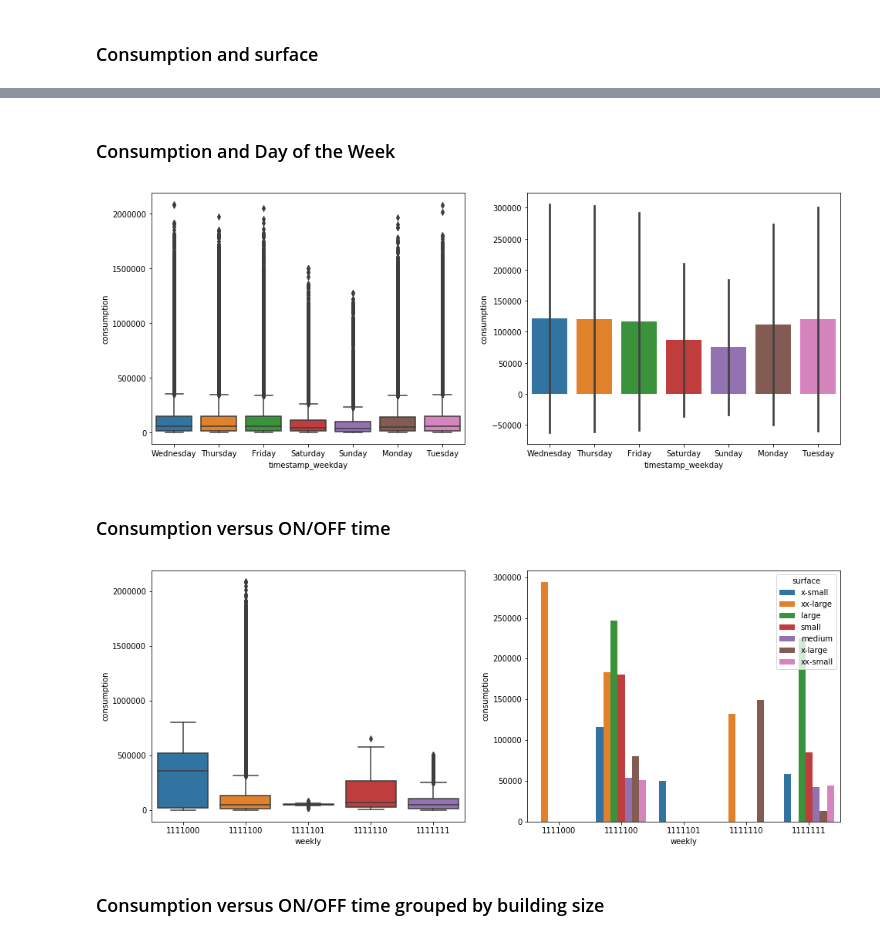
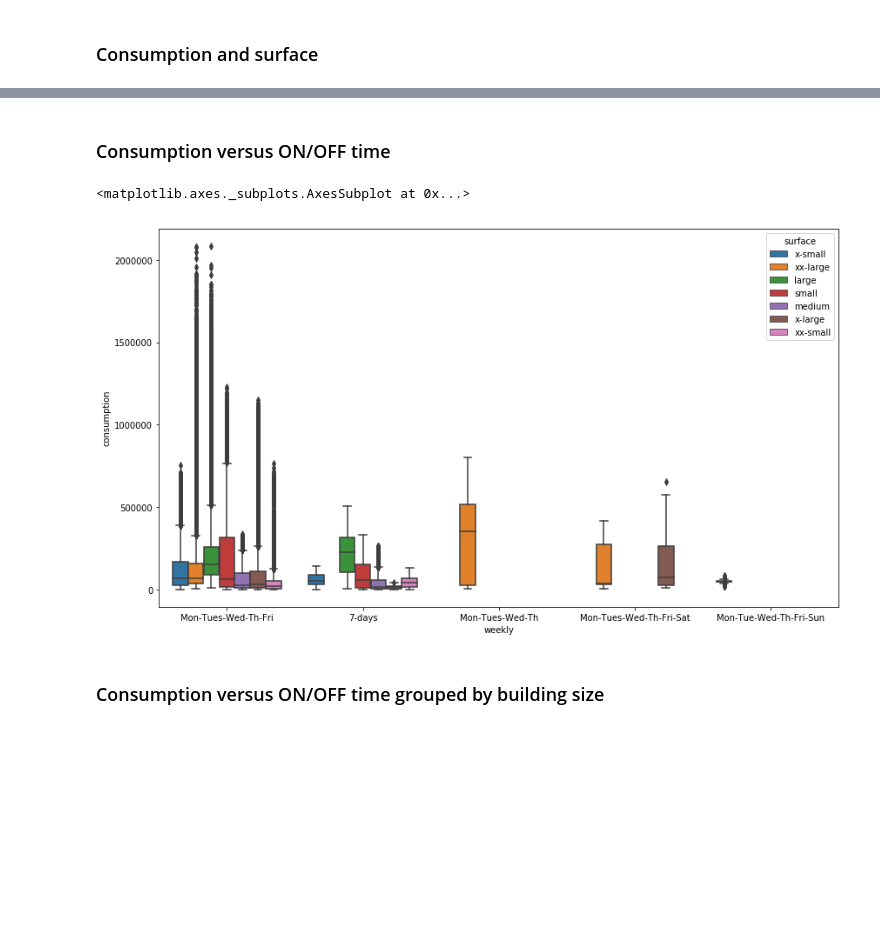
Before and after one commit to ChristopherCochet/Energy_Forecasting, a Jupyter notebook: notebooks/energy_EDA.ipynb, the cells around one changed output, grey strips where cells are left out. Saved outputs shown, nothing was run; the diff lists cells and outputs as text; code cells hidden in the pictures; blank space fills up the shorter version.

```diff
--- a/notebooks/energy_EDA.ipynb
+++ b/notebooks/energy_EDA.ipynb
@@ -187,3 +103,16 @@ array(['1111100', '1111111', '1111110', '1111000', '1100000', '1111101',
+# %%
+meta["weekly"] = meta.monday_is_day_off.map(str) + meta.tuesday_is_day_off.map(str) + meta.wednesday_is_day_off.map(str) + meta.thursday_is_day_off.map(str) + meta.friday_is_day_off.map(str) + meta.saturday_is_day_off.map(str) + meta.sunday_is_day_off.map(str)
+
+meta["weekly"] = meta.weekly.map({"FalseFalseFalseFalseFalseTrueTrue": "Mon-Tues-Wed-Th-Fri",
+          "FalseFalseFalseFalseFalseFalseFalse": "7-days",
+          "FalseFalseFalseFalseFalseFalseTrue": "Mon-Tues-Wed-Th-Fri-Sat",
+          "FalseFalseFalseFalseTrueTrueTrue": "Mon-Tues-Wed-Th",
+          "FalseFalseTrueTrueTrueTrueTrue": "Mon-Tues",
+          "FalseFalseFalseFalseFalseTrueFalse": "Mon-Tue-Wed-Th-Fri-Sun",
+          "TrueTrueTrueTrueTrueTrueTrue": "No_days"})
+
+meta.head()
+meta.to_csv("new_meta.csv")
 # %% [markdown]
 ## EDA 2 - Looking At The Count Of Each Weekly Group
 # %%
@@ -229,8 +137,3 @@ len(energy["series_id"].unique())
-# %%
-# Transform the timestamp to a datetime type
-energy['timestamp'] = pd.to_datetime(energy['timestamp'])
-# Add the day of the week to the dataframe
-energy['timestamp_weekday'] = energy['timestamp'].dt.day_name()
 # %%
 energy.head()
 # %% [output]
@@ -282,15 +192,11 @@ plot_boxplot_barplot("surface", "consumption", data=energy, order=order, ci="sd"
-# %% [markdown]
-### Consumption and Day of the Week
-# %%
-plot_boxplot_barplot(x="timestamp_weekday", y="consumption", data=energy, ci="sd", order=None, hue=None)
-# %% [output]
-[figure, removed]
 # %% [markdown]
 ### Consumption versus ON/OFF time
 # %%
-plot_boxplot_barplot(x="weekly", y="consumption", data=energy, order=None, ci=None, hue="surface")
+plt.figure(figsize=(14,8))
+sns.boxplot(x="weekly", y="consumption", data=energy, hue="surface")
 # %% [output]
+<matplotlib.axes._subplots.AxesSubplot at 0x...>
-[figure, old version]
+[figure, new version]
 # %% [markdown]
 ### Consumption versus ON/OFF time grouped by building size
 # %%
```
Also changed, not shown: parts of 32 cells of this notebook.
